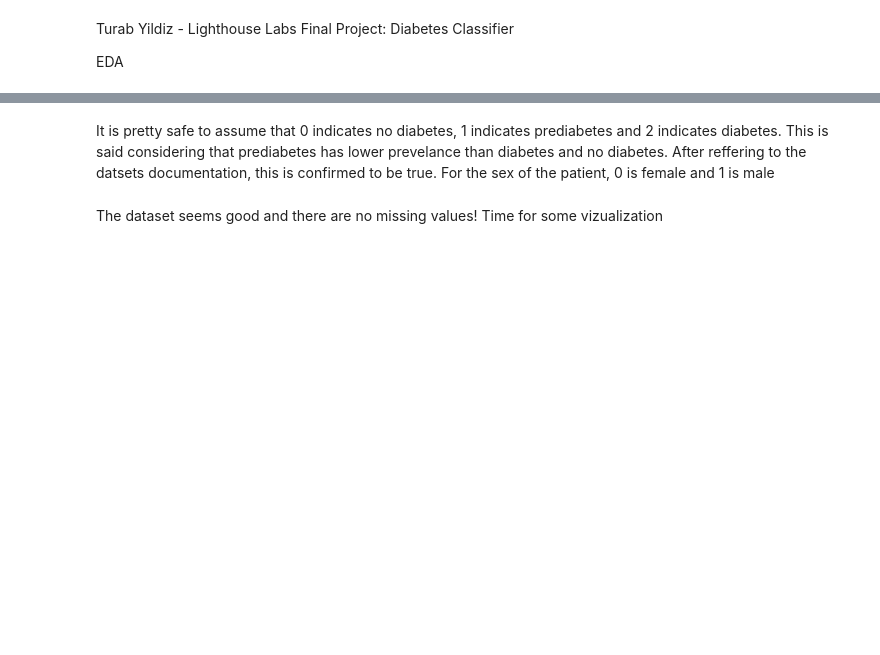
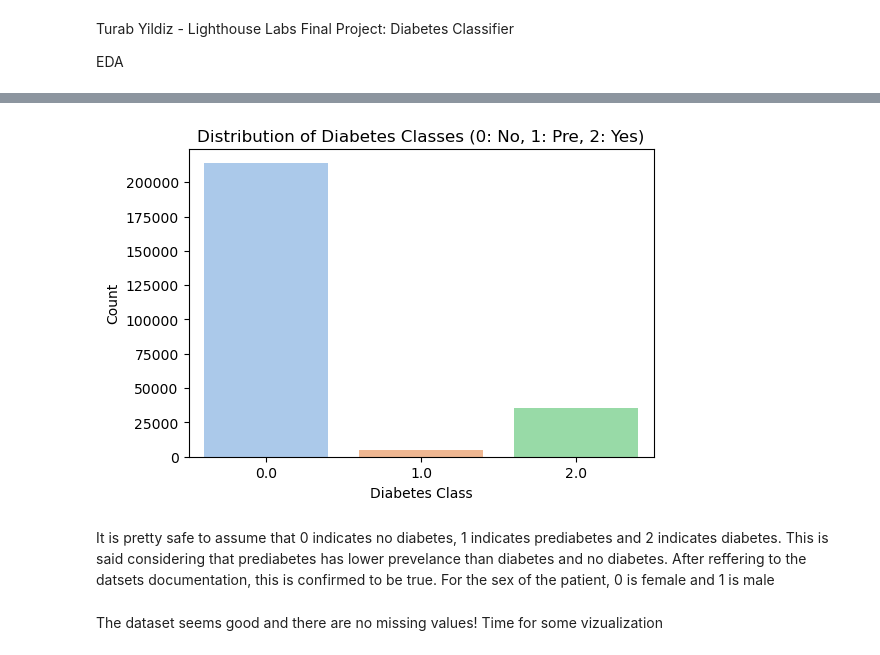
Before and after one commit to turabyildiz/Diabetes-Classifier-, a Jupyter notebook: Diabetes_Classifier/notebooks/EDA.ipynb, the cells around one changed output, grey strips where cells are left out. Drawn from its saved outputs; the diff is of its cells as text; code cells hidden in the pictures; blank space fills up the shorter version.

```diff
--- a/Diabetes_Classifier/notebooks/EDA.ipynb
+++ b/Diabetes_Classifier/notebooks/EDA.ipynb
@@ -86,3 +72,14 @@ Name: count, dtype: int64
+# %%
+# Plot distribution of target variable 'Diabetes_012'
+
+plt.figure(figsize=(6, 4))
+sns.countplot(x=data["Diabetes_012"], palette="pastel")
+plt.xlabel("Diabetes Class")
+plt.ylabel("Count")
+plt.title("Distribution of Diabetes Classes (0: No, 1: Pre, 2: Yes)")
+plt.show()
+# %% [output]
+[figure, added]
 # %% [markdown]
 It is pretty safe to assume that 0 indicates no diabetes, 1 indicates prediabetes and 2 indicates diabetes. This is said considering that prediabetes has lower prevelance than diabetes and no diabetes. After reffering to the datsets documentation, this is confirmed to be true. For the sex of the patient, 0 is female and 1 is male
 # %% [markdown]
```
Also changed, not shown: parts of 29 cells of this notebook, 14 other files.
